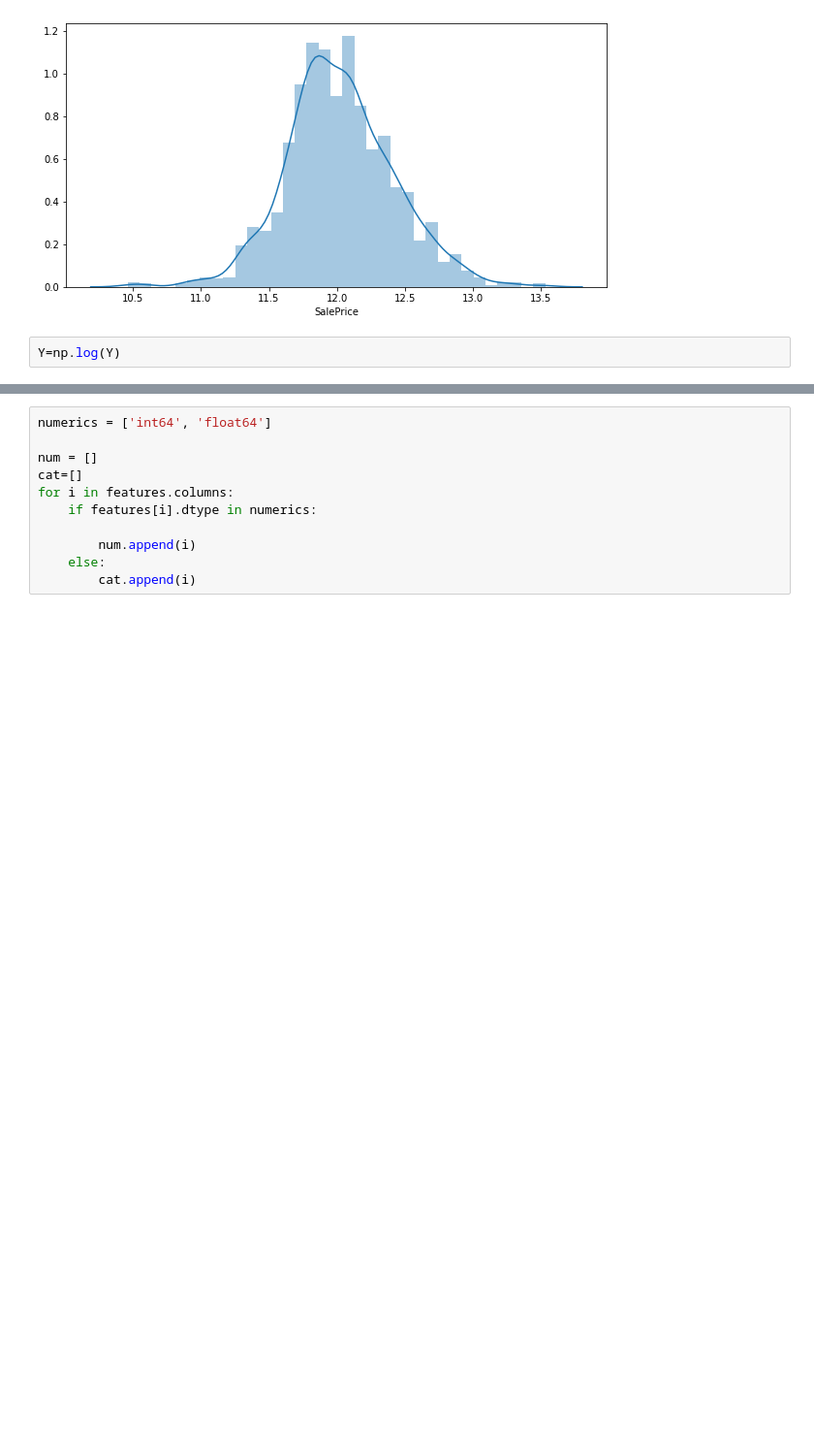
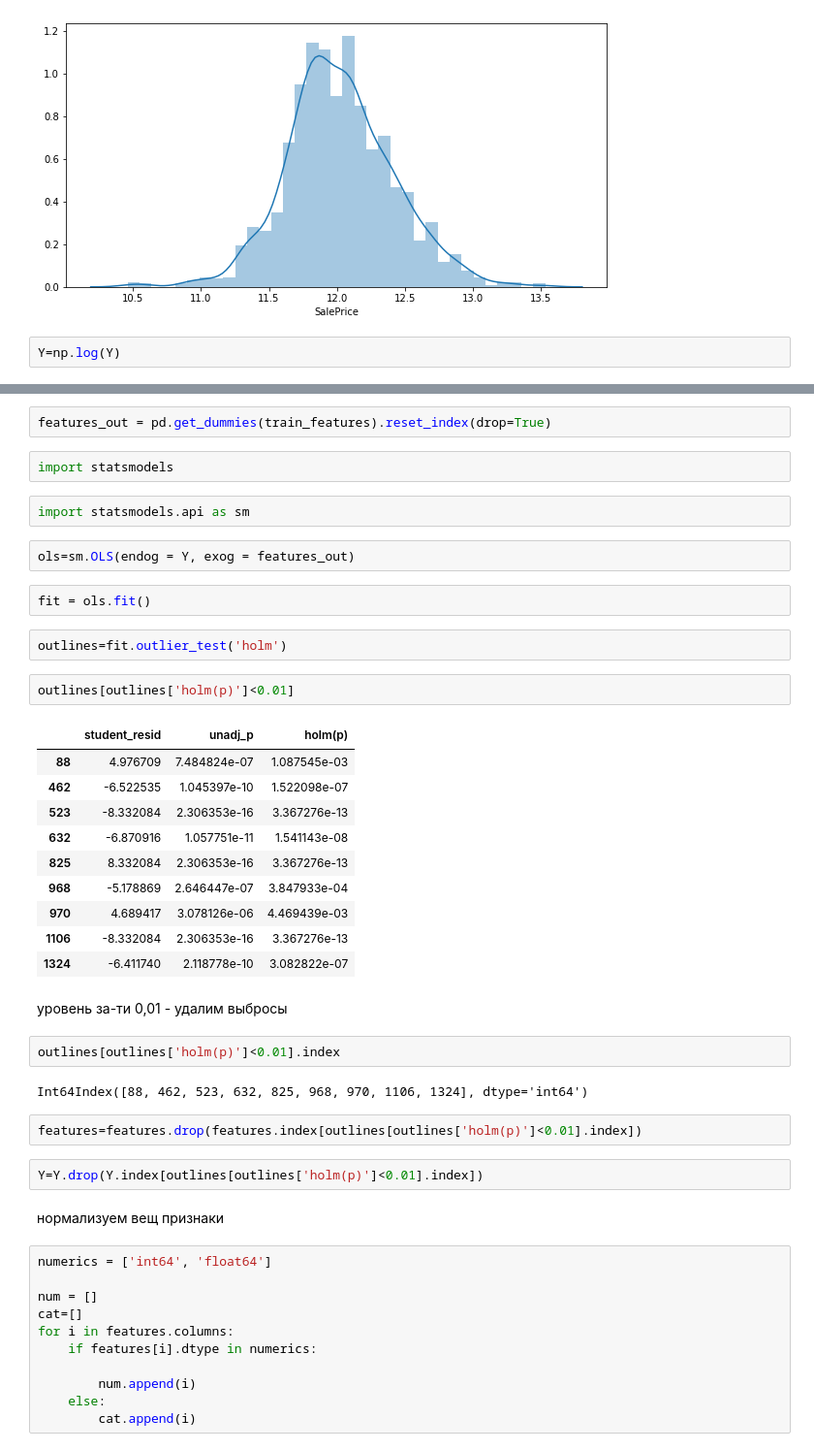
Before and after one commit to Ololoput/-House-Prices, a Jupyter notebook: eda_houses.ipynb, the cells around one changed output, grey strips where cells are left out. Shown at 97% size. Saved outputs shown, nothing was run; the diff lists cells and outputs as text; blank space fills up the shorter version.

```diff
--- a/eda_houses.ipynb
+++ b/eda_houses.ipynb
@@ -508,3 +510,40 @@ Y=np.log(Y)
+# %%
+features_out = pd.get_dummies(train_features).reset_index(drop=True)
+# %%
+import statsmodels
+# %%
+import statsmodels.api as sm
+# %%
+ols=sm.OLS(endog = Y, exog = features_out)
+# %%
+fit = ols.fit()
+# %%
+outlines=fit.outlier_test('holm')
+# %%
+outlines[outlines['holm(p)']<0.01]
+# %% [output]
+|  | student_resid | unadj_p | holm(p) |
+| 88 | 4.976709 | 7.484824e-07 | 1.087545e-03 |
+| 462 | -6.522535 | 1.045397e-10 | 1.522098e-07 |
+| 523 | -8.332084 | 2.306353e-16 | 3.367276e-13 |
+| 632 | -6.870916 | 1.057751e-11 | 1.541143e-08 |
+| 825 | 8.332084 | 2.306353e-16 | 3.367276e-13 |
+| 968 | -5.178869 | 2.646447e-07 | 3.847933e-04 |
+| 970 | 4.689417 | 3.078126e-06 | 4.469439e-03 |
+| 1106 | -8.332084 | 2.306353e-16 | 3.367276e-13 |
+| 1324 | -6.411740 | 2.118778e-10 | 3.082822e-07 |
+# %% [markdown]
+уровень за-ти 0,01 - удалим выбросы
+# %%
+outlines[outlines['holm(p)']<0.01].index
+# %% [output]
+Int64Index([88, 462, 523, 632, 825, 968, 970, 1106, 1324], dtype='int64')
+# %%
+features=features.drop(features.index[outlines[outlines['holm(p)']<0.01].index])
+# %%
+Y=Y.drop(Y.index[outlines[outlines['holm(p)']<0.01].index])
+# %% [markdown]
+нормализуем вещ признаки
 # %%
 numeriсs = ['int64', 'float64']
 
```
Also changed, not shown: parts of 22 cells of this notebook.
